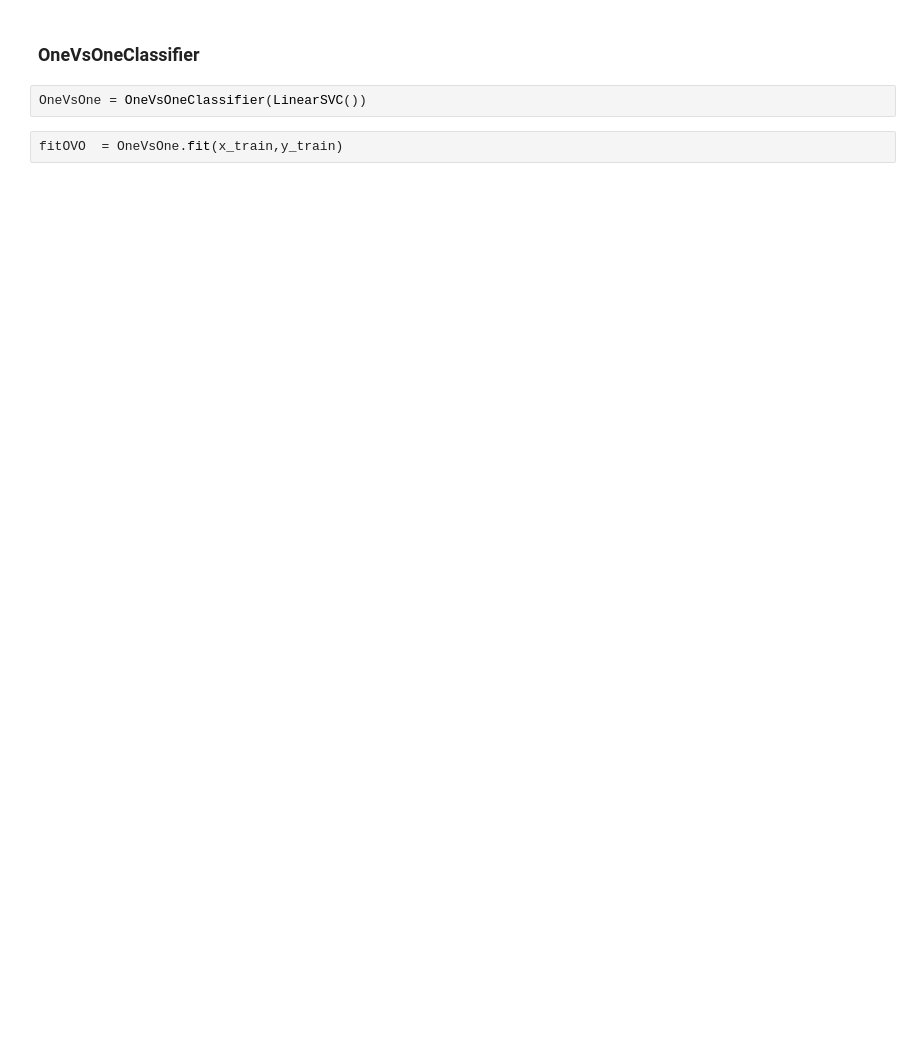
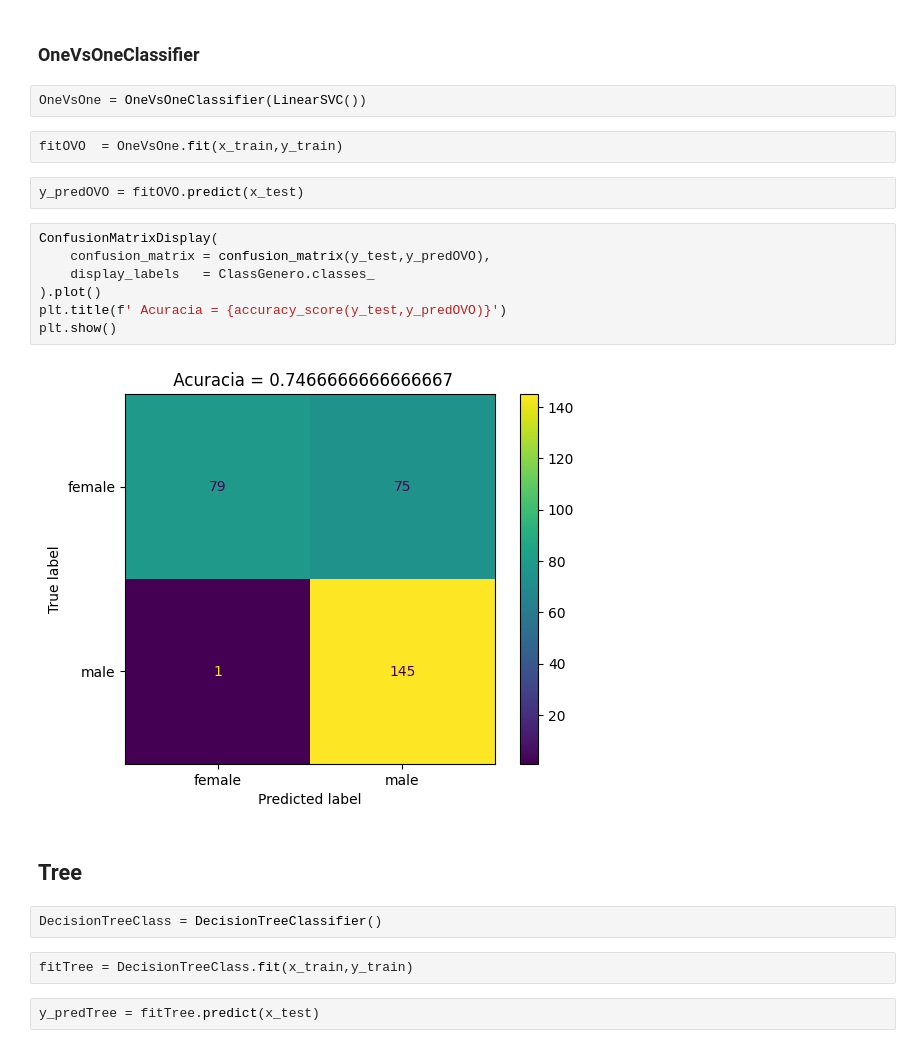
Before and after one commit to kaladabrio2020/DesempenhoNaEscola, a Jupyter notebook: Analise.ipynb, the cells around one changed output. Cells and saved outputs as stored; diff of their text form; blank space fills up the shorter version.

```diff
--- a/Analise.ipynb
+++ b/Analise.ipynb
@@ -220,3 +228,22 @@ plt.show()
 OneVsOne = OneVsOneClassifier(LinearSVC())
 # %%
 fitOVO  = OneVsOne.fit(x_train,y_train)
+# %%
+y_predOVO = fitOVO.predict(x_test)
+# %%
+ConfusionMatrixDisplay(
+    confusion_matrix = confusion_matrix(y_test,y_predOVO),
+    display_labels   = ClassGenero.classes_
+).plot()
+plt.title(f' Acuracia = {accuracy_score(y_test,y_predOVO)}')
+plt.show()
+# %% [output]
+[figure, added]
+# %% [markdown]
+## Tree
+# %%
+DecisionTreeClass = DecisionTreeClassifier()
+# %%
+fitTree = DecisionTreeClass.fit(x_train,y_train)
+# %%
+y_predTree = fitTree.predict(x_test)
```
Also changed, not shown: parts of 4 cells of this notebook.
